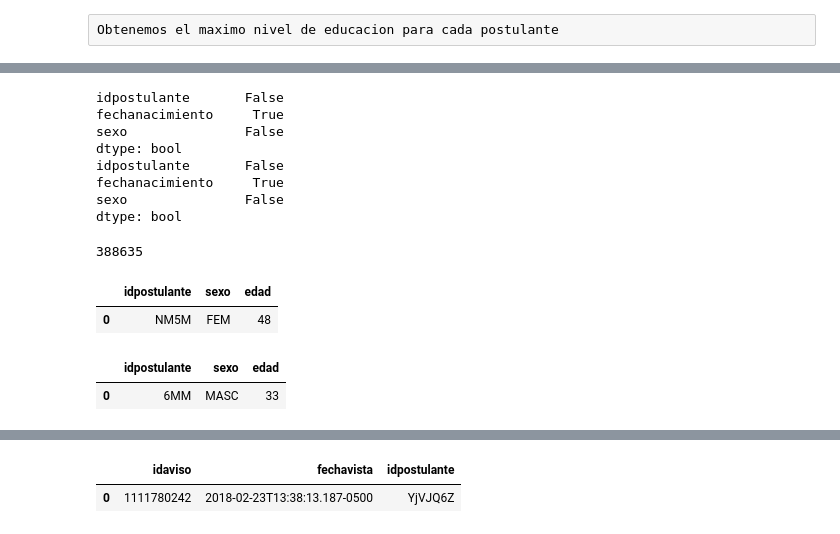
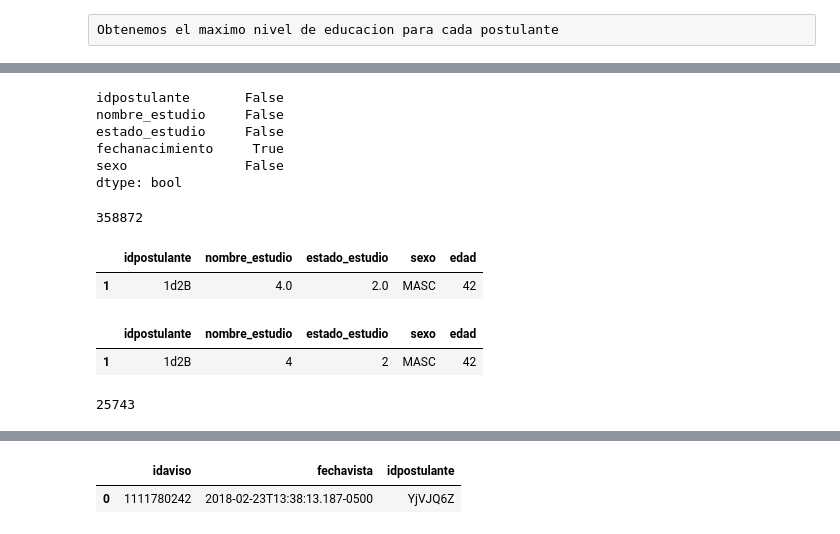
Before and after one commit to tbotalla/Datos1Q2018, a Jupyter notebook: parte2/Preprocessing.ipynb, the cells around one changed output, grey strips where cells are left out. Saved outputs shown, nothing was run; the diff lists cells and outputs as text; code cells hidden in the pictures.

```diff
--- a/parte2/Preprocessing.ipynb
+++ b/parte2/Preprocessing.ipynb
@@ -263,11 +388,8 @@ idxTest = postulantes_educacion_desde_15_04.groupby(['idpostulante'])['nombre_es
 # %%
 # Sobre los anteriores, obtenemos los max de la columna estado
-idx_postulantes_educacion_max = postulantes_educacion_train[idx].groupby(['idpostulante'])['estado_estudio'].transform(max) == postulantes_educacion_train[idx]['estado_estudio']
-idx_postulantes_educacion_max_test = postulantes_educacion_desde_15_04[idxTest].groupby(['idpostulante'])['estado_estudio'].transform(max) == postulantes_educacion_desde_15_04[idxTest]['estado_estudio']
+idx_postulantes_educacion_max = postulantes_joined[idx].groupby(['idpostulante'])['estado_estudio'].transform(max) == postulantes_joined[idx]['estado_estudio']
 # %%
-postulantes_educacion_train = postulantes_educacion_train[idx][idx_postulantes_educacion_max]
-postulantes_educacion_desde_15_04 = postulantes_educacion_desde_15_04[idxTest][idx_postulantes_educacion_max_test]
+postulantes_joined = postulantes_joined[idx][idx_postulantes_educacion_max]
 
 print(len(postulantes_educacion_train))
-print(len(postulantes_educacion_desde_15_04))
 # %% [output]
@@ -292,42 +407,28 @@ postulantes_genero_edad_desde_15_04.head(2)
 # %%
 # Convierto columnas con fechas a datetime
-postulantes_genero_edad_train['fechanacimiento'] = pd.to_datetime(postulantes_genero_edad_train.fechanacimiento, format='%Y/%m/%d', errors='coerce')
-if(postulantes_genero_edad_train.isna().any().any()):
-    print(postulantes_genero_edad_train.isna().any())
-    postulantes_genero_edad_train.dropna(inplace=True)
+postulantes_joined['fechanacimiento'] = pd.to_datetime(postulantes_joined.fechanacimiento, format='%Y/%m/%d', errors='coerce')
+if(postulantes_joined.isna().any().any()):
+    print(postulantes_joined.isna().any())
+    postulantes_joined.dropna(inplace=True)
 
 # Agrego columna edad
 anio_actual = pd.to_datetime('today').year
-postulantes_genero_edad_train['edad'] = postulantes_genero_edad_train.fechanacimiento.map(lambda fecha: anio_actual - fecha.year).astype(int)
-
-
-# Convierto columnas con fechas a datetime
-postulantes_genero_edad_desde_15_04['fechanacimiento'] = pd.to_datetime(postulantes_genero_edad_desde_15_04.fechanacimiento, format='%Y/%m/%d', errors='coerce')
-if(postulantes_genero_edad_desde_15_04.isna().any().any()):
-    print(postulantes_genero_edad_desde_15_04.isna().any())
-    postulantes_genero_edad_desde_15_04.dropna(inplace=True)
-
-# Agrego columna edad
-anio_actual = pd.to_datetime('today').year
-postulantes_genero_edad_desde_15_04['edad'] = postulantes_genero_edad_desde_15_04.fechanacimiento.map(lambda fecha: anio_actual - fecha.year).astype(int)
+postulantes_joined['edad'] = postulantes_joined.fechanacimiento.map(lambda fecha: anio_actual - fecha.year).astype(int)
 # %% [output]
 idpostulante       False
+nombre_estudio     False
+estado_estudio     False
 fechanacimiento     True
 sexo               False
 dtype: bool
-idpostulante       False
-fechanacimiento     True
-sexo               False
-dtype: bool
 # %%
-postulantes_genero_edad_train.drop(columns=['fechanacimiento'], inplace=True)
-postulantes_genero_edad_desde_15_04.drop(columns=['fechanacimiento'], inplace=True)
+postulantes_joined.drop(columns=['fechanacimiento'], inplace=True)
 # %%
-len(postulantes_genero_edad_train)
+len(postulantes_joined)
 # %% [output]
-388635
+358872
 # %%
-postulantes_genero_edad_train.head(1)
+postulantes_joined.head(1)
 # %% [output]
-|  | idpostulante | sexo | edad |
-| 0 | NM5M | FEM | 48 |
+|  | idpostulante | nombre_estudio | estado_estudio | sexo | edad |
+| 1 | 1d2B | 4.0 | 2.0 | MASC | 42 |
@@ -334,5 +439,5 @@ postulantes_genero_edad_train.head(1)
 # %%
-postulantes_genero_edad_desde_15_04.head(1)
+postulantes_joined.head(1)
 # %% [output]
-|  | idpostulante | sexo | edad |
-| 0 | 6MM | MASC | 33 |
+|  | idpostulante | nombre_estudio | estado_estudio | sexo | edad |
+| 1 | 1d2B | 4 | 2 | MASC | 42 |
@@ -341,0 +444,4 @@ postulantes_genero_edad_desde_15_04 = postulantes_genero_edad_desde_15_04[(postu
+# %%
+len(avisos_detalle_joined)
+# %% [output]
+25743
```
Also changed, not shown: parts of 178 cells of this notebook, 1 other file.
